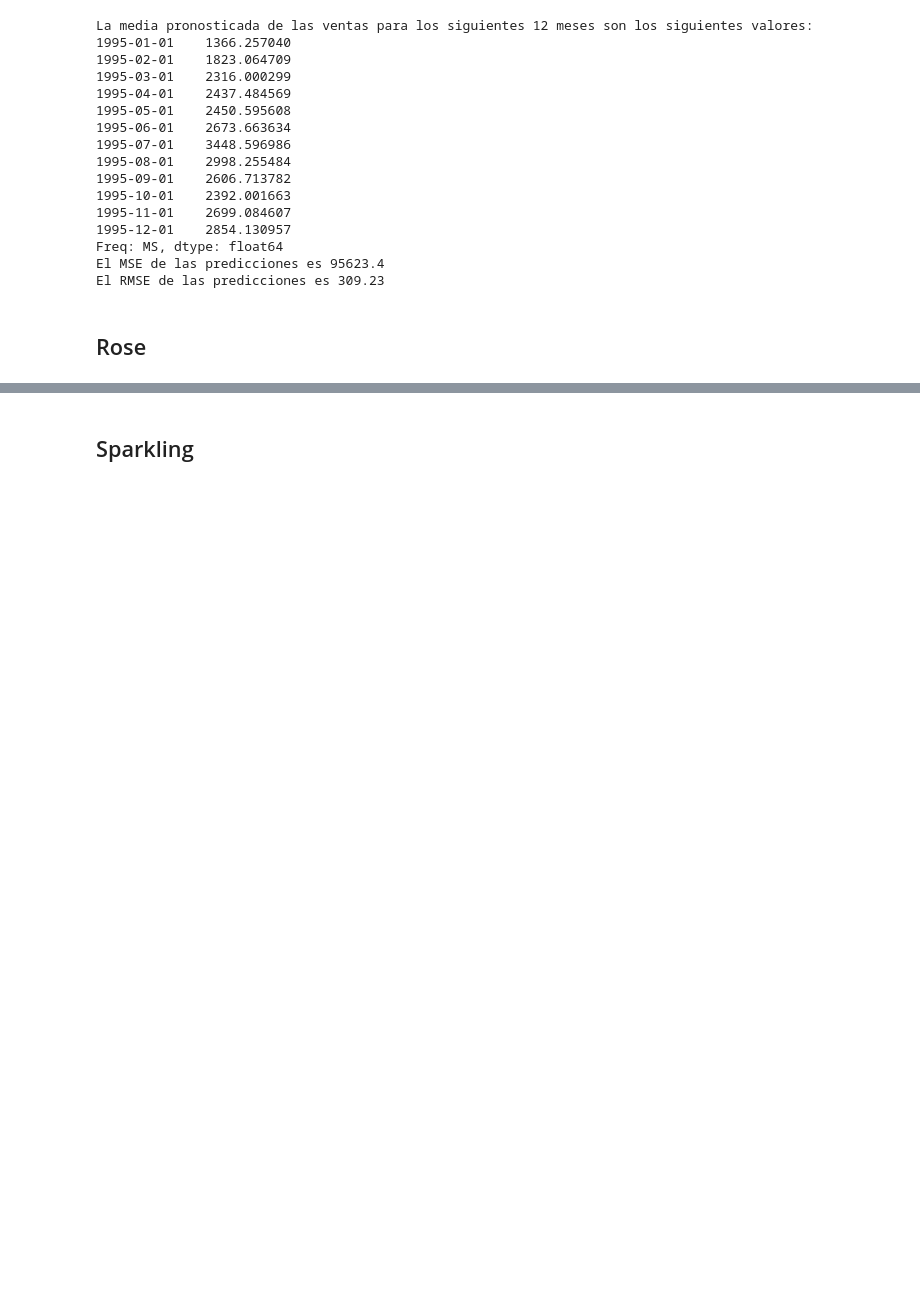
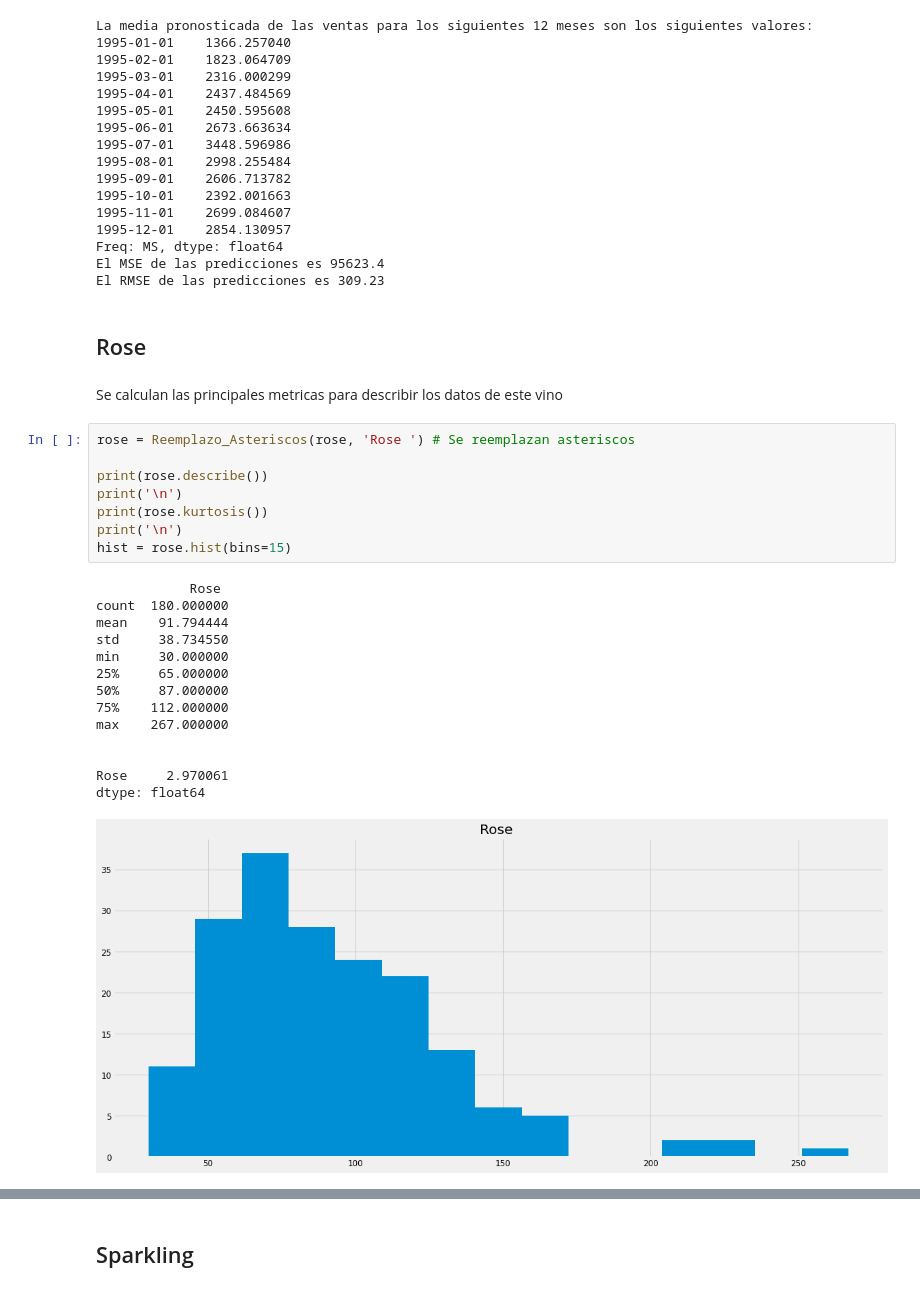
Before and after one commit to DiegoPincheiraIb/EL5206_Assignments, a Jupyter notebook: Lab_Vinos_luckas.ipynb, the cells around one changed output, grey strips where cells are left out. Drawn from its saved outputs; the diff is of its cells as text; blank space fills up the shorter version.

```diff
--- a/Lab_Vinos_luckas.ipynb
+++ b/Lab_Vinos_luckas.ipynb
@@ -219,4 +265,29 @@ El MSE de las predicciones es 95623.4
 El RMSE de las predicciones es 309.23
 # %% [markdown]
 ## Rose
+# %% [markdown]
+Se calculan las principales metricas para describir los datos de este vino
+# %%
+rose = Reemplazo_Asteriscos(rose, 'Rose ') # Se reemplazan asteriscos
+
+print(rose.describe())
+print('\n')
+print(rose.kurtosis())
+print('\n')
+hist = rose.hist(bins=15)
+# %% [output]
+            Rose
+count  180.000000
+mean    91.794444
+std     38.734550
+min     30.000000
+25%     65.000000
+50%     87.000000
+75%    112.000000
+max    267.000000
+
+
+Rose     2.970061
+dtype: float64
+[figure, added]
 # %%
```
Also changed, not shown: parts of 17 cells of this notebook.
